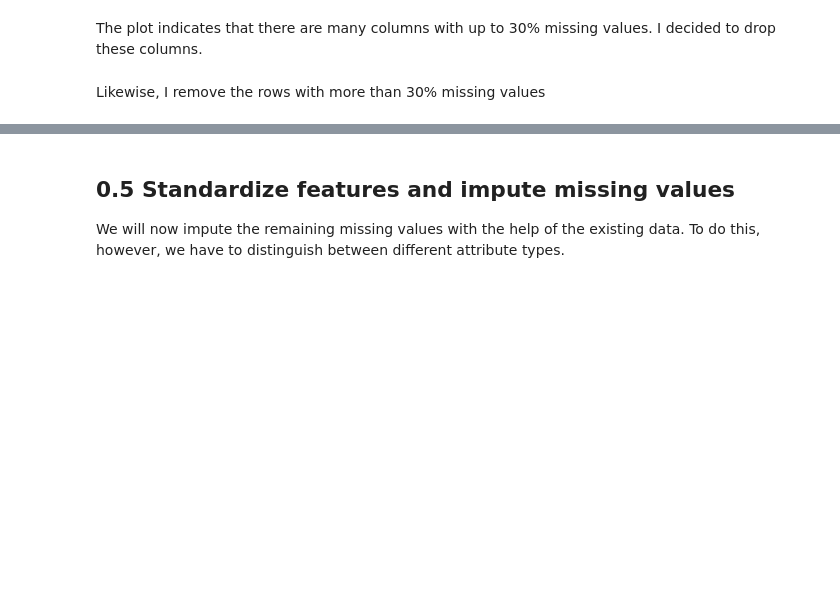
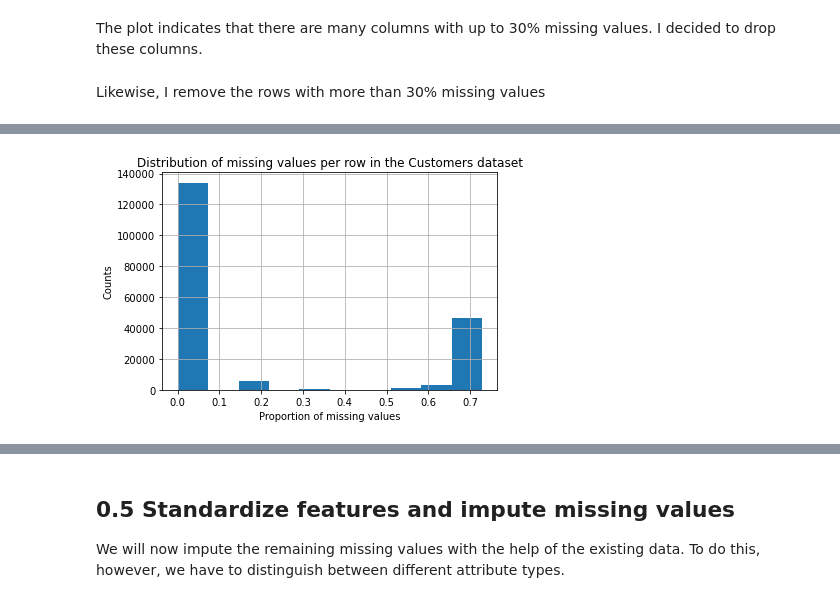
Before and after one commit to eigenvektorin/Customer_Segmentation, a Jupyter notebook: Arvato_Project_Workbook.ipynb, the cells around one changed output, grey strips where cells are left out. Drawn from its saved outputs; the diff is of its cells as text; code cells hidden in the pictures; blank space fills up the shorter version.

```diff
--- a/Arvato_Project_Workbook.ipynb
+++ b/Arvato_Project_Workbook.ipynb
@@ -289,3 +296,7 @@ Text(0.5, 1.0, 'Distribution of missing values per row')
+# %%
+plot_missing_vals_per_row(customers_clean_cols, "Customers")
+# %% [output]
+[figure, added]
 # %%
 def drop_missing_rows(df,percent):
     """ Drops rows with more than 30% missing values"""
```
Also changed, not shown: parts of 6 cells of this notebook.
